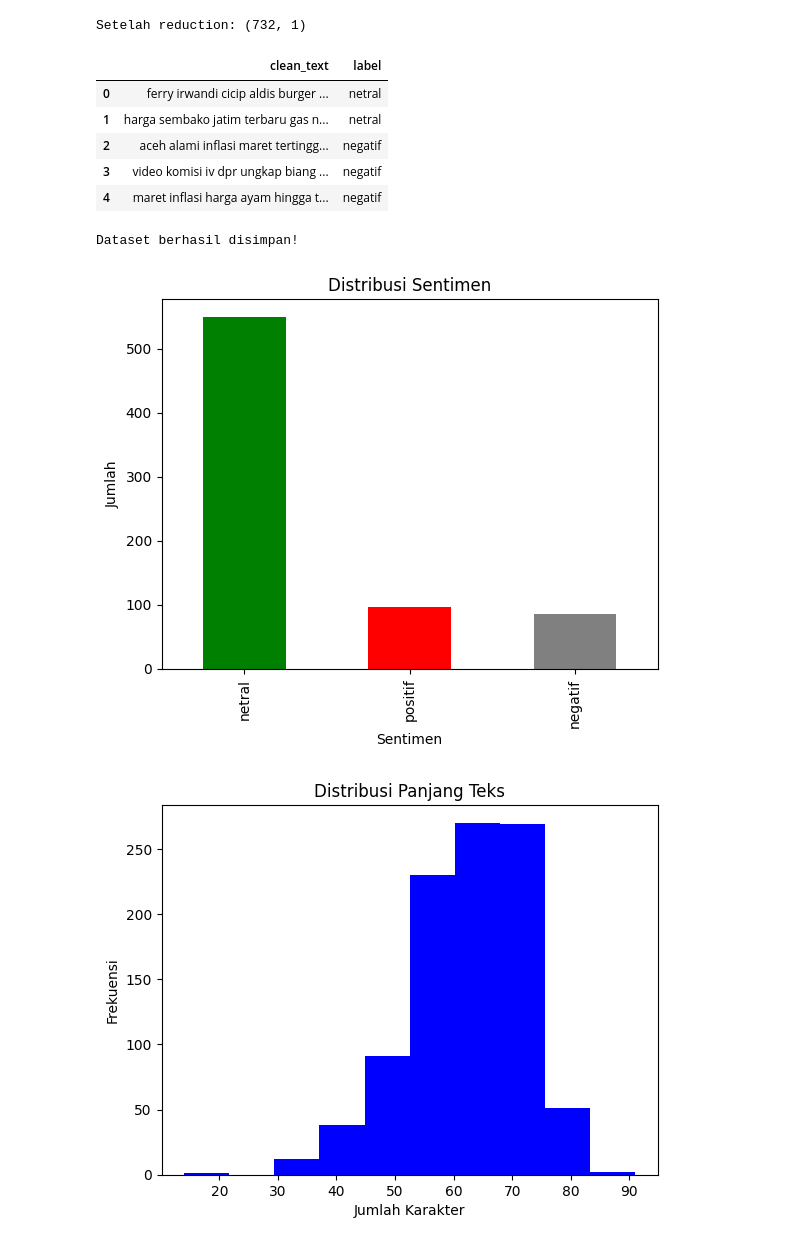
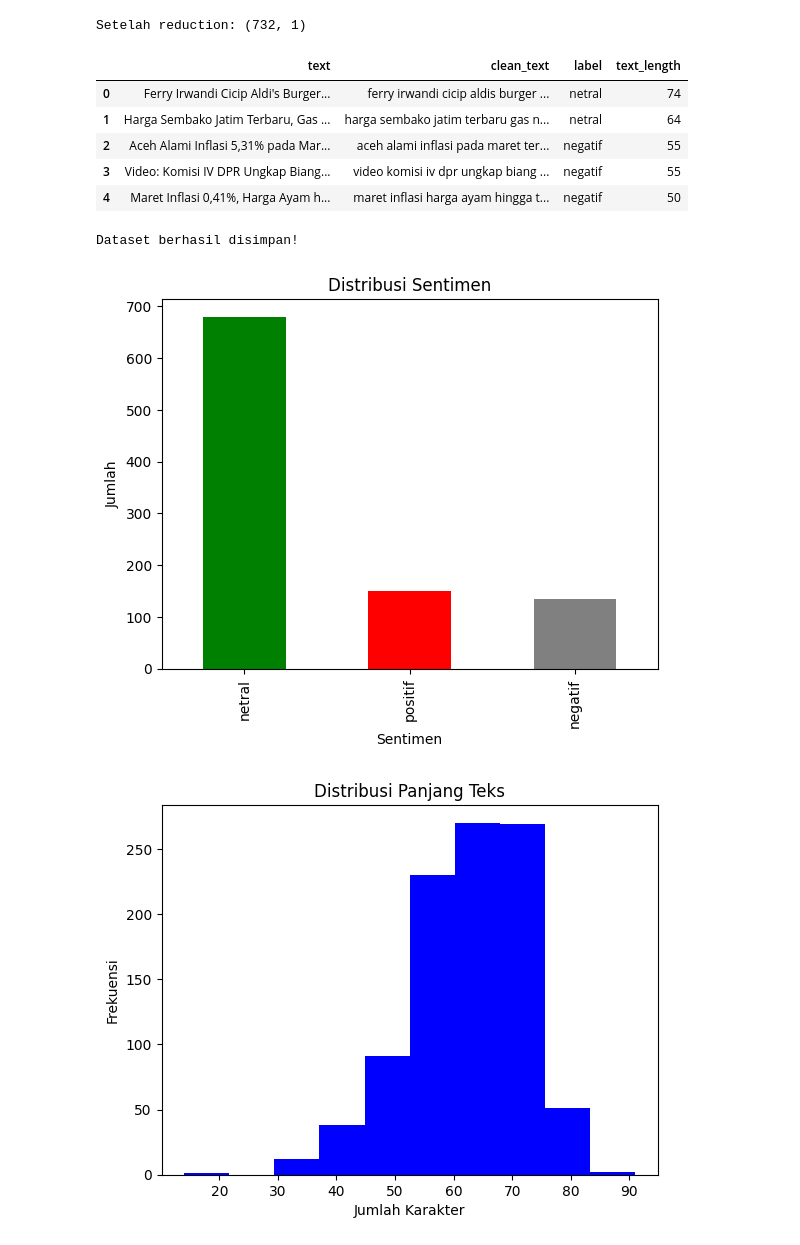
Before and after one commit to afllaabdi/tugas_NLP, a Jupyter notebook: Source_Code.ipynb, the cells around one changed output. Cells and saved outputs as stored; diff of their text form; code cells hidden in the pictures.

```diff
--- a/Source_Code.ipynb
+++ b/Source_Code.ipynb
@@ -89,40 +87,66 @@ print("Setelah reduction:", df.shape)
 # %% [output]
 Setelah reduction: (732, 1)
 # %%
+# =========================
+# LOAD DATA ULANG (WAJIB)
+# =========================
+file_path = '/content/drive/MyDrive/dataset/dataset_pangan.csv'
+
+df = pd.read_csv(file_path)
+df = df.rename(columns={'Content': 'text'})
+
+# =========================
+# CLEAN TEXT
+# =========================
+def clean_text(text):
+    text = text.lower()
+    text = re.sub(r'[^a-zA-Z\s]', '', text)
+    return text
+
+df['clean_text'] = df['text'].astype(str).apply(clean_text)
+
 # =========================
 # AUTO LABEL
 # =========================
 positive_words = ['stabil', 'turun', 'murah', 'aman', 'baik']
 negative_words = ['naik', 'mahal', 'langka', 'krisis', 'inflasi']
 
 def auto_label(text):
     score = 0
-
     for word in positive_words:
         if word in text:
             score += 1
-
     for word in negative_words:
         if word in text:
             score -= 1
 
     if score > 0:
         return 'positif'
     elif score < 0:
         return 'negatif'
     else:
         return 'netral'
 
 df['label'] = df['clean_text'].apply(auto_label)
 
+# =========================
+# TEXT LENGTH
+# =========================
+df['text_length'] = df['clean_text'].apply(len)
+
+# =========================
+# FINAL STRUCTURE
+# =========================
+df = df[['text', 'clean_text', 'label', 'text_length']]
+
 df.head()
 # %% [output]
-|  | clean_text | label |
-| 0 | ferry irwandi cicip aldis burger ... | netral |
-| 1 | harga sembako jatim terbaru gas n... | netral |
-| 2 | aceh alami inflasi maret tertingg... | negatif |
-| 3 | video komisi iv dpr ungkap biang ... | negatif |
-| 4 | maret inflasi harga ayam hingga t... | negatif |
+|  | text | clean_text | label | text_length |
+| 0 | Ferry Irwandi Cicip Aldi's Burger... | ferry irwandi cicip aldis burger ... | netral | 74 |
+| 1 | Harga Sembako Jatim Terbaru, Gas ... | harga sembako jatim terbaru gas n... | netral | 64 |
+| 2 | Aceh Alami Inflasi 5,31% pada Mar... | aceh alami inflasi pada maret ter... | negatif | 55 |
+| 3 | Video: Komisi IV DPR Ungkap Biang... | video komisi iv dpr ungkap biang ... | negatif | 55 |
+| 4 | Maret Inflasi 0,41%, Harga Ayam h... | maret inflasi harga ayam hingga t... | negatif | 50 |
 # %%
 # =========================
 # SAVE DATA
@@ -146,7 +170,7 @@ plt.xlabel("Sentimen")
 plt.ylabel("Jumlah")
 plt.show()
 # %% [output]
-[figure, old version]
+[figure, new version]
 # %%
 
 # =========================
```
Also changed, not shown: parts of 3 cells of this notebook.
